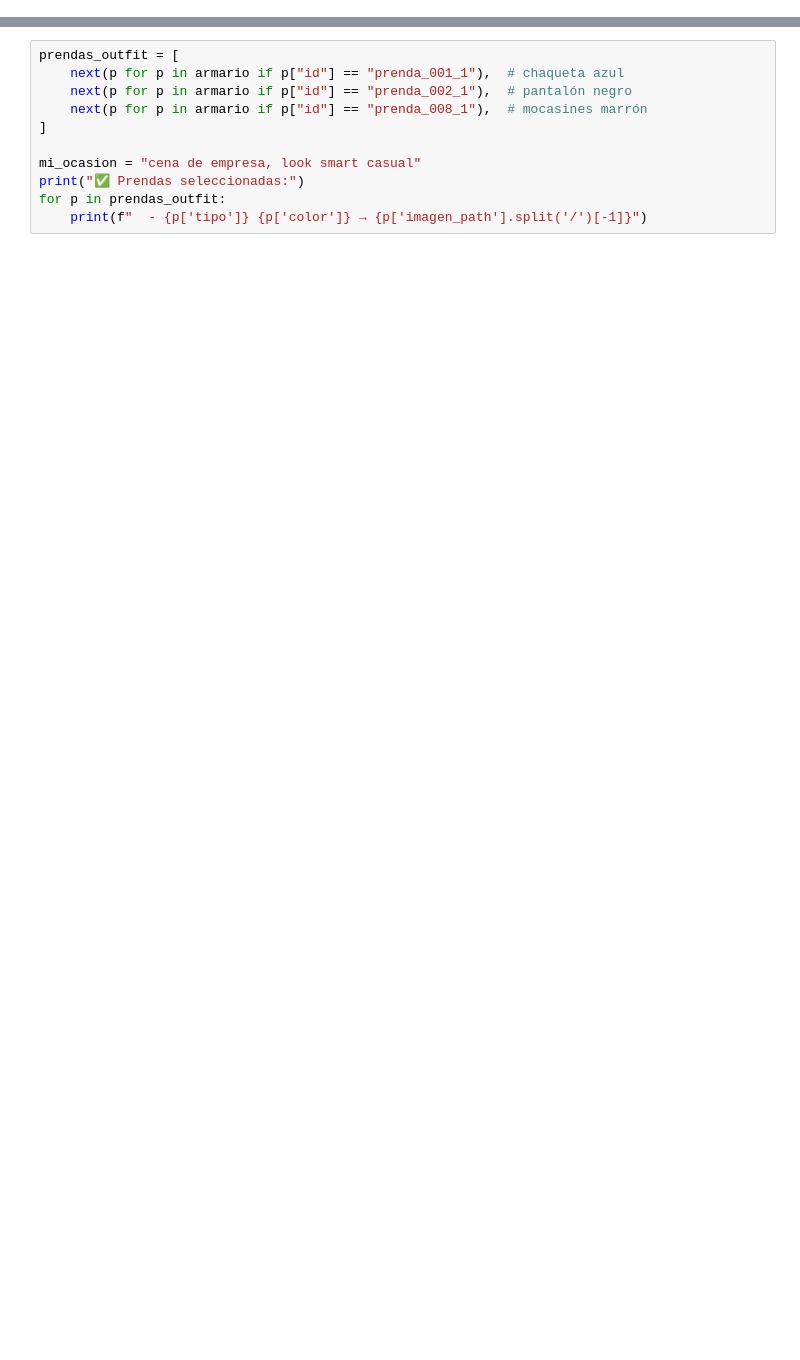
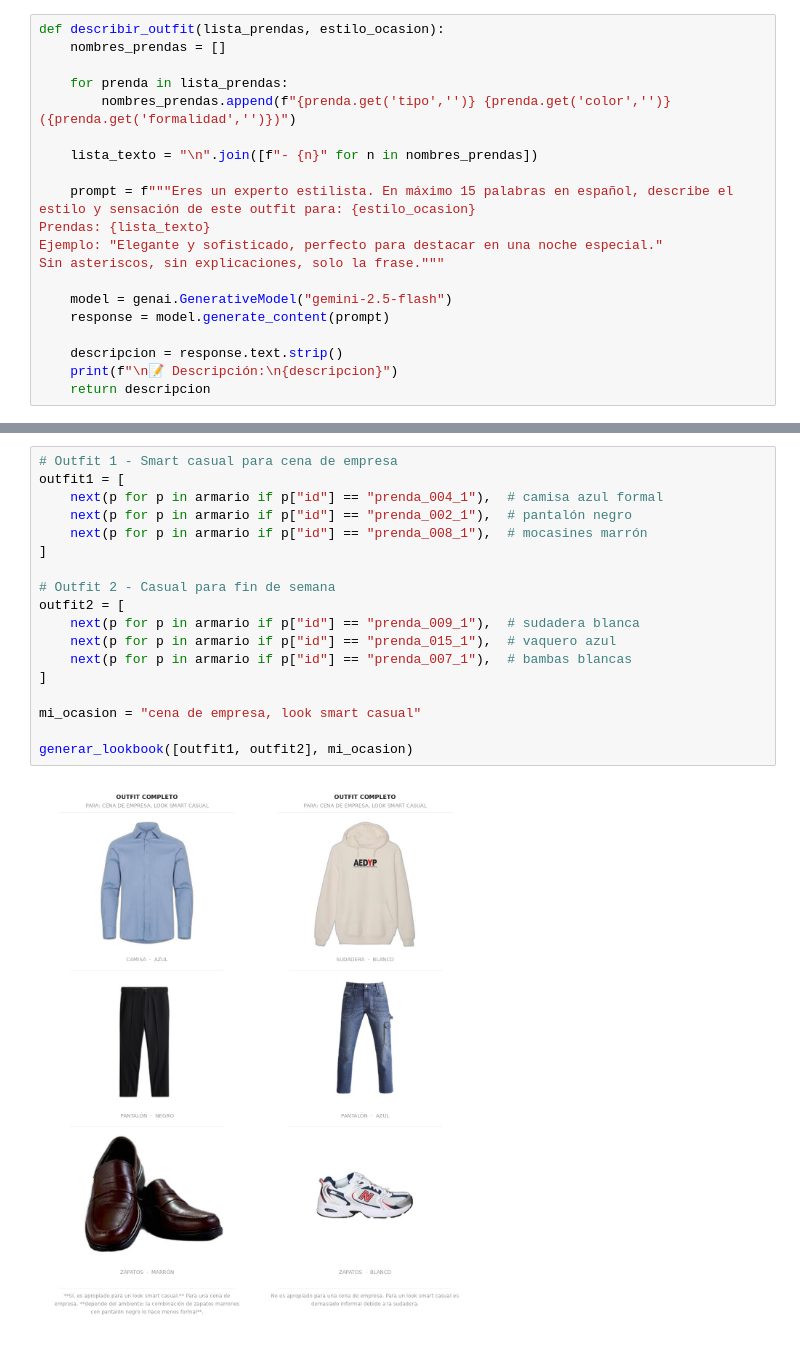
Before and after one commit to diazcas2/mIArmario, a Jupyter notebook: MODULO4.ipynb, the cells around one changed output, grey strips where cells are left out. Drawn from its saved outputs; the diff is of its cells as text; blank space fills up the shorter version.

```diff
--- a/MODULO4.ipynb
+++ b/MODULO4.ipynb
@@ -88 +101,21 @@ Be very specific and visual. Maximum 250 words."""
+# %%
+def describir_outfit(lista_prendas, estilo_ocasion):
+    nombres_prendas = []
+
+    for prenda in lista_prendas:
+        nombres_prendas.append(f"{prenda.get('tipo','')} {prenda.get('color','')} ({prenda.get('formalidad','')})")
+
+    lista_texto = "\n".join([f"- {n}" for n in nombres_prendas])
+
+    prompt = f"""Eres un experto estilista. En máximo 15 palabras en español, describe el estilo y sensación de este outfit para: {estilo_ocasion}
+Prendas: {lista_texto}
+Ejemplo: "Elegante y sofisticado, perfecto para destacar en una noche especial."
+Sin asteriscos, sin explicaciones, solo la frase."""
+
+    model = genai.GenerativeModel("gemini-2.5-flash")
+    response = model.generate_content(prompt)
+
+    descripcion = response.text.strip()
+    print(f"\n📝 Descripción:\n{descripcion}")
+    return descripcion
 # %%
@@ -246,11 +287,20 @@ print("✅ Módulo 4 listo")
 # %%
-prendas_outfit = [
-    next(p for p in armario if p["id"] == "prenda_001_1"),  # chaqueta azul
+# Outfit 1 - Smart casual para cena de empresa
+outfit1 = [
+    next(p for p in armario if p["id"] == "prenda_004_1"),  # camisa azul formal
     next(p for p in armario if p["id"] == "prenda_002_1"),  # pantalón negro
     next(p for p in armario if p["id"] == "prenda_008_1"),  # mocasines marrón
 ]
 
+# Outfit 2 - Casual para fin de semana
+outfit2 = [
+    next(p for p in armario if p["id"] == "prenda_009_1"),  # sudadera blanca
+    next(p for p in armario if p["id"] == "prenda_015_1"),  # vaquero azul
+    next(p for p in armario if p["id"] == "prenda_007_1"),  # bambas blancas
+]
+
 mi_ocasion = "cena de empresa, look smart casual"
-print("✅ Prendas seleccionadas:")
-for p in prendas_outfit:
-    print(f"  - {p['tipo']} {p['color']} → {p['imagen_path'].split('/')[-1]}")
+
+generar_lookbook([outfit1, outfit2], mi_ocasion)
+# %% [output]
+[figure, added]
```
Also changed, not shown: parts of 11 cells of this notebook.
